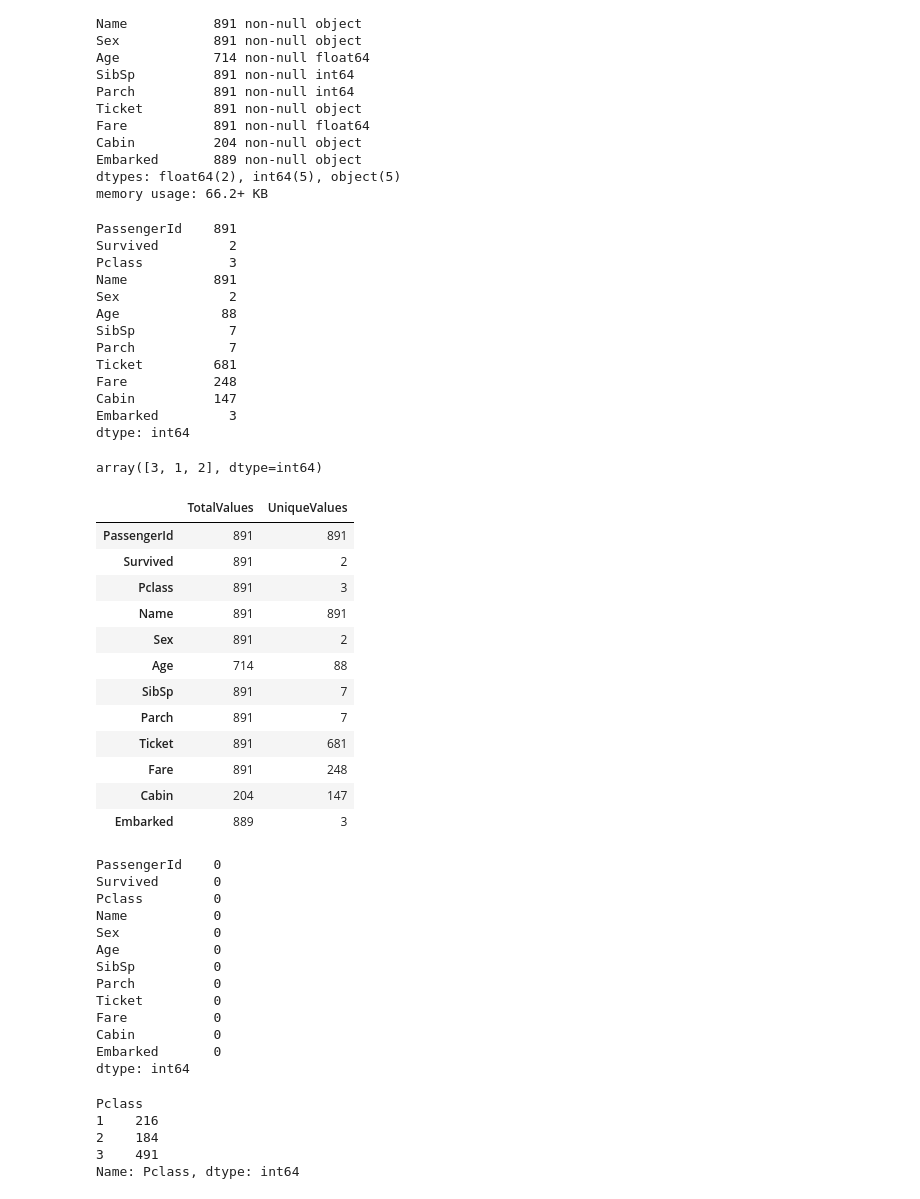
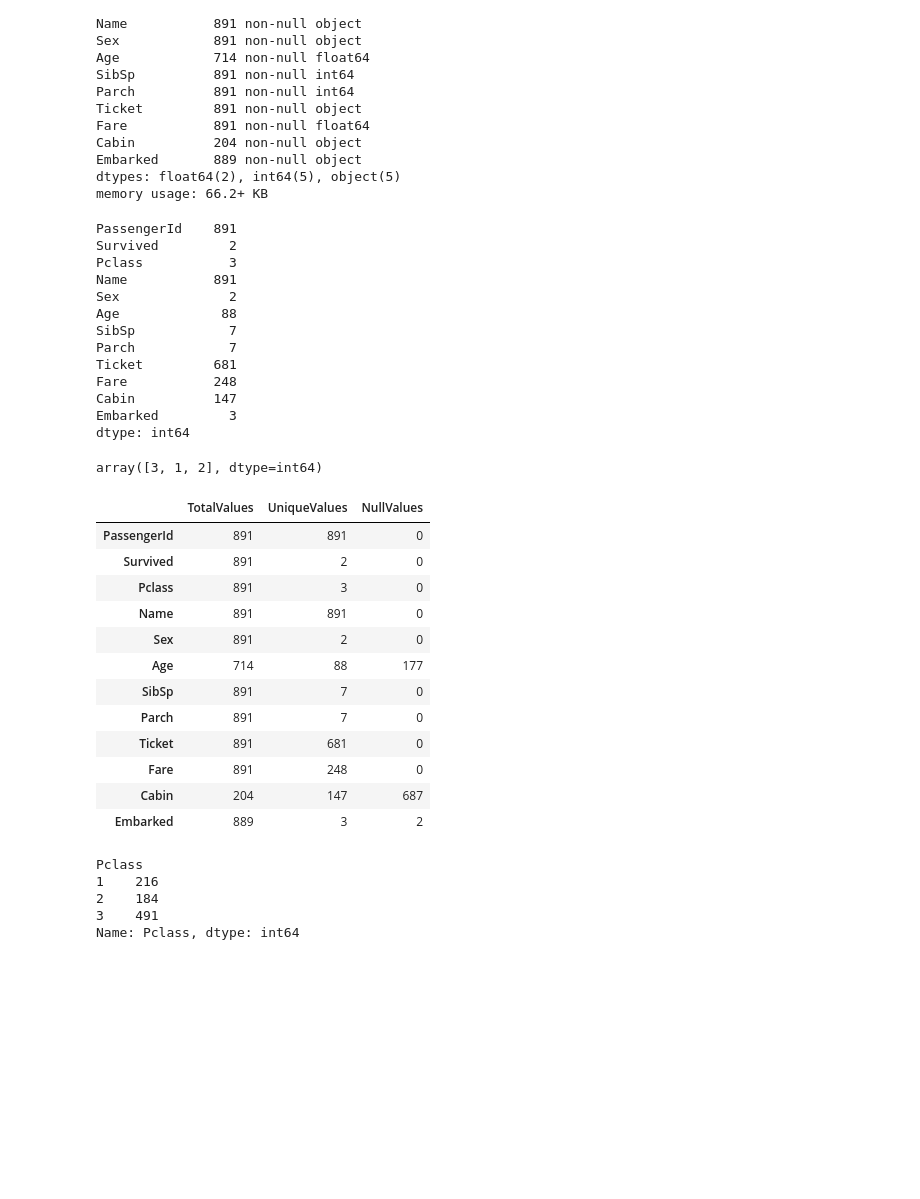
Before and after one commit to zeeshanhs/TitanicEDA, a Jupyter notebook: Titanic - Project.ipynb, the cells around one changed output. Cells and saved outputs as stored; diff of their text form; code cells hidden in the pictures; blank space fills up the shorter version.

Commit message:
Add new column to Compact information DF.

```diff
--- a/Titanic - Project.ipynb
+++ b/Titanic - Project.ipynb
@@ -56,64 +58,47 @@ memory usage: 66.2+ KB
 # %%
 # Get unique values of each column
 display(titanic_df.nunique()) #Unique counts does not include NAN as unique value
 
 # unique() callable of npArray displays NAN as part of unique values.
 display(titanic_df['Pclass'].unique())
 
 '''
     Therefore, column CABIN displays a total number of unique values as 147 when NUNIQUE() is called
     whereas, when we display unique values using UNIQUE() npArray function, we get 148
 '''
-
-valueCounts = titanic_df.count()
-uniqueCounts = titanic_df.nunique()
 compactInfoView = pd.DataFrame()
-compactInfoView['TotalValues'] = valueCounts
-compactInfoView['UniqueValues'] = uniqueCounts
+compactInfoView['TotalValues'] = titanic_df.count()
+compactInfoView['UniqueValues'] = titanic_df.nunique()
+compactInfoView['NullValues'] = titanic_df.isna().sum()
 display (compactInfoView)
-
-display (titanic_df[titanic_df.isnull()].count())
 # %% [output]
 PassengerId    891
 Survived         2
 Pclass           3
 Name           891
 Sex              2
 Age             88
 SibSp            7
 Parch            7
 Ticket         681
 Fare           248
 Cabin          147
 Embarked         3
 dtype: int64
 array([3, 1, 2], dtype=int64)
-|  | TotalValues | UniqueValues |
-| PassengerId | 891 | 891 |
-| Survived | 891 | 2 |
-| Pclass | 891 | 3 |
-| Name | 891 | 891 |
-| Sex | 891 | 2 |
-| Age | 714 | 88 |
-| SibSp | 891 | 7 |
-| Parch | 891 | 7 |
-| Ticket | 891 | 681 |
-| Fare | 891 | 248 |
-| Cabin | 204 | 147 |
-| Embarked | 889 | 3 |
+|  | TotalValues | UniqueValues | NullValues |
+| PassengerId | 891 | 891 | 0 |
+| Survived | 891 | 2 | 0 |
+| Pclass | 891 | 3 | 0 |
+| Name | 891 | 891 | 0 |
+| Sex | 891 | 2 | 0 |
+| Age | 714 | 88 | 177 |
+| SibSp | 891 | 7 | 0 |
+| Parch | 891 | 7 | 0 |
+| Ticket | 891 | 681 | 0 |
+| Fare | 891 | 248 | 0 |
+| Cabin | 204 | 147 | 687 |
+| Embarked | 889 | 3 | 2 |
-PassengerId    0
-Survived       0
-Pclass         0
-Name           0
-Sex            0
-Age            0
-SibSp          0
-Parch          0
-Ticket         0
-Fare           0
-Cabin          0
-Embarked       0
-dtype: int64
 # %%
 # Number of passengers in each class
 titanic_df.groupby('Pclass')['Pclass'].count()
```
Also changed, not shown: parts of 1 cell of this notebook.
